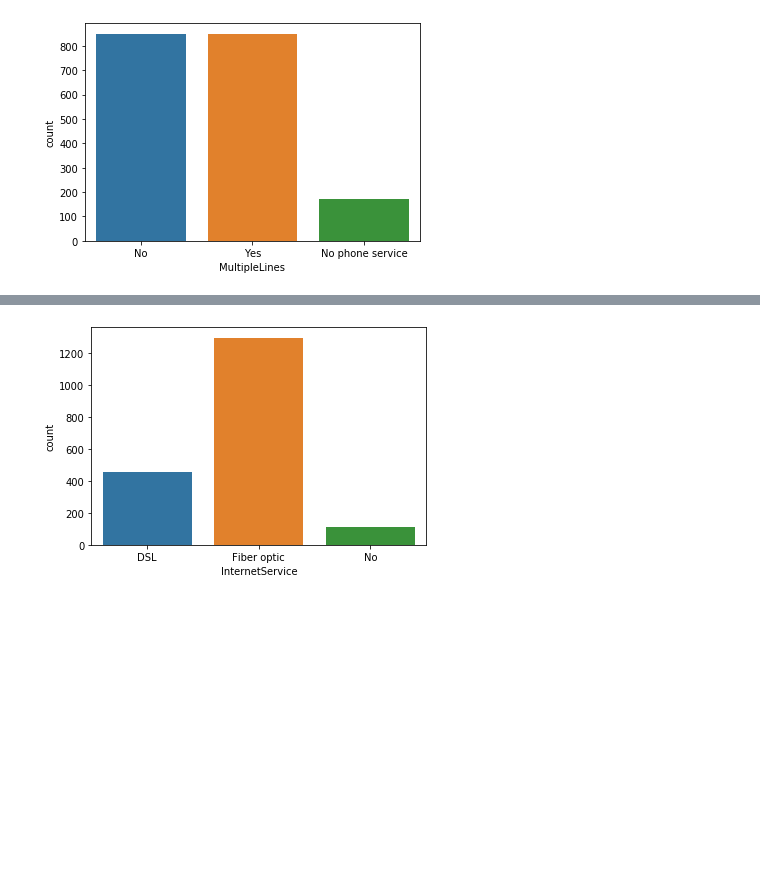
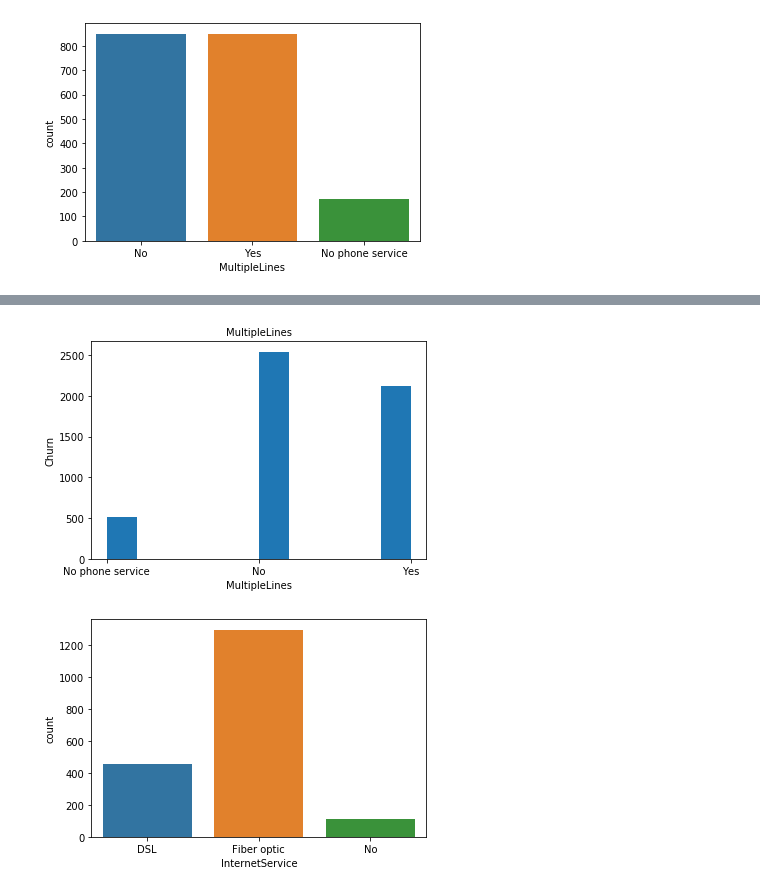
Before and after one commit to Bretius/Churn_Project, a Jupyter notebook: BretiusMustaphat_projetIBM.ipynb, the cells around one changed output, grey strips where cells are left out. Saved outputs shown, nothing was run; the diff lists cells and outputs as text; code cells hidden in the pictures; blank space fills up the shorter version.

```diff
--- a/BretiusMustaphat_projetIBM.ipynb
+++ b/BretiusMustaphat_projetIBM.ipynb
@@ -289,3 +339,12 @@ ax = sns.countplot(x="MultipleLines", data = data_Churn)
+# %%
+plt.hist(data_Churn['MultipleLines'])
+
+plt.title("MultipleLines", fontsize=10)
+plt.ylabel('Churn')
+plt.xlabel('MultipleLines')
+plt.show()
+# %% [output]
+[figure, added]
 # %%
 ax = sns.countplot(x="InternetService", data = data_Churn)
 # %% [output]
```
Also changed, not shown: parts of 38 cells of this notebook, 1 other file.
